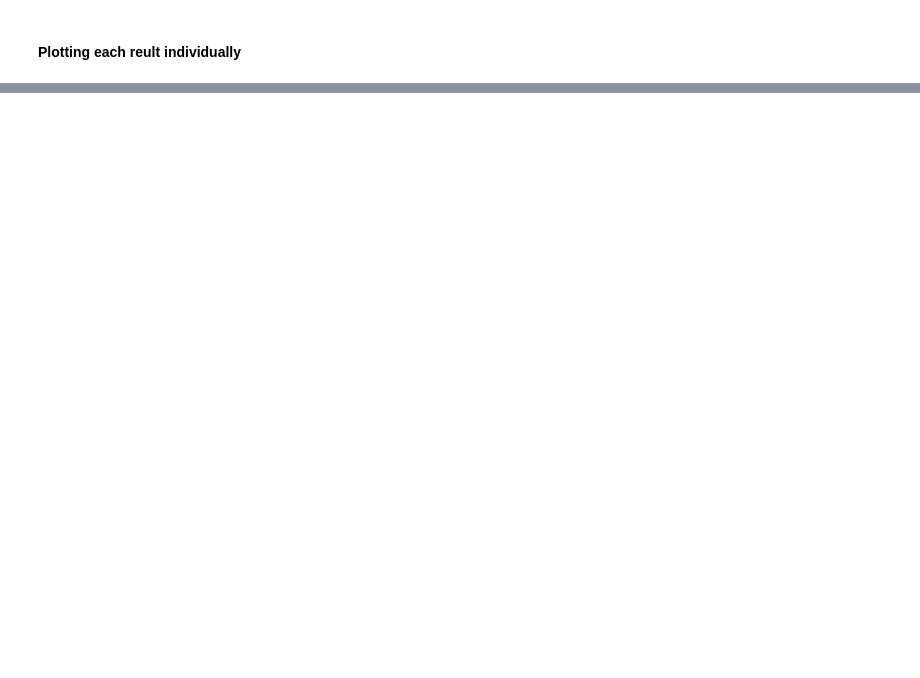
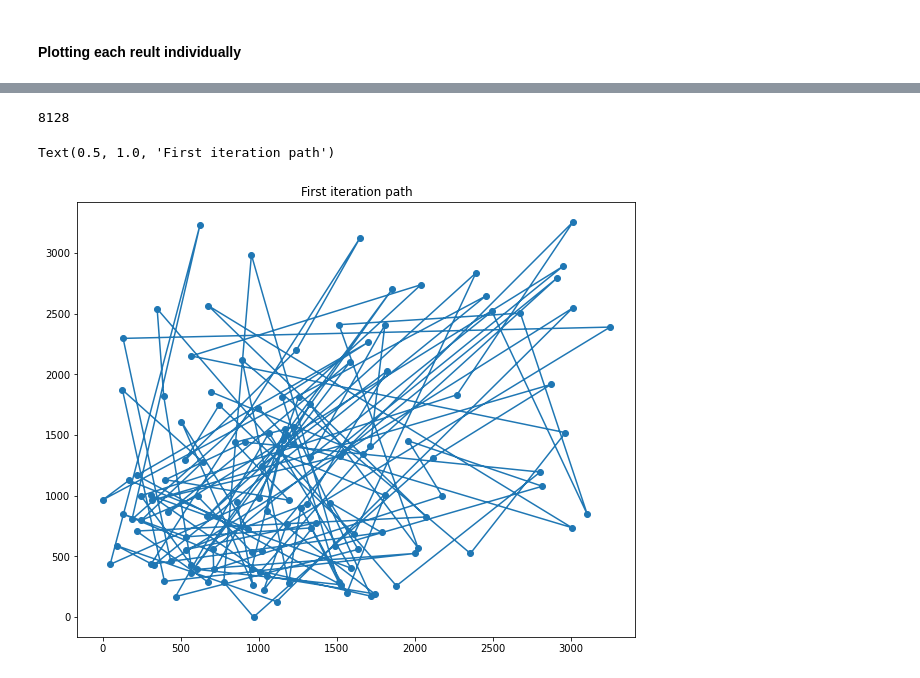
Before and after one commit to Nemat-Allah-Aloush/Algo_Tasks, a Jupyter notebook: Task 04.ipynb, the cells around one changed output, grey strips where cells are left out. Saved outputs shown, nothing was run; the diff lists cells and outputs as text; code cells hidden in the pictures; blank space fills up the shorter version.

```diff
--- a/Task 04.ipynb
+++ b/Task 04.ipynb
@@ -121,0 +106,17 @@ plt.plot(x, approximation( res_evol.x,x))
+# %%
+# Choosing Dataset and reading it
+cities_filename = 'sgb128_dist.txt'
+cities_link = 'https://people.sc.fsu.edu/~jburkardt/datasets/cities/sgb128_dist.txt'
+urllib.request.urlretrieve(cities_link, cities_filename)
+with open(cities_filename) as input_file:
+    data = input_file.readlines()
+data=np.loadtxt(data)
+# %%
+def random_first_path():
+    path=np.arange(0, data.shape[0])
+    np.random.seed(15)
+    np.random.shuffle(path)
+    return path
+# %%
+# Defining a random start
+path_first_iteration = random_first_path()
@@ -121,0 +173,13 @@ plt.plot(x, approximation( res_evol.x,x))
+# %%
+sum(local_opt[0])
+# %% [output]
+8128
+# %%
+# Plotting first iteration
+plt.figure(figsize=(10, 8))
+plt.scatter(data[:, 0][path_first_iteration], data[:, 1][path_first_iteration], )
+plt.plot(data[:, 0][path_first_iteration], data[:, 1][path_first_iteration], )
+plt.title('First iteration path')
+# %% [output]
+Text(0.5, 1.0, 'First iteration path')
+[figure, added]
```
Also changed, not shown: parts of 16 cells of this notebook, 3 other files.
